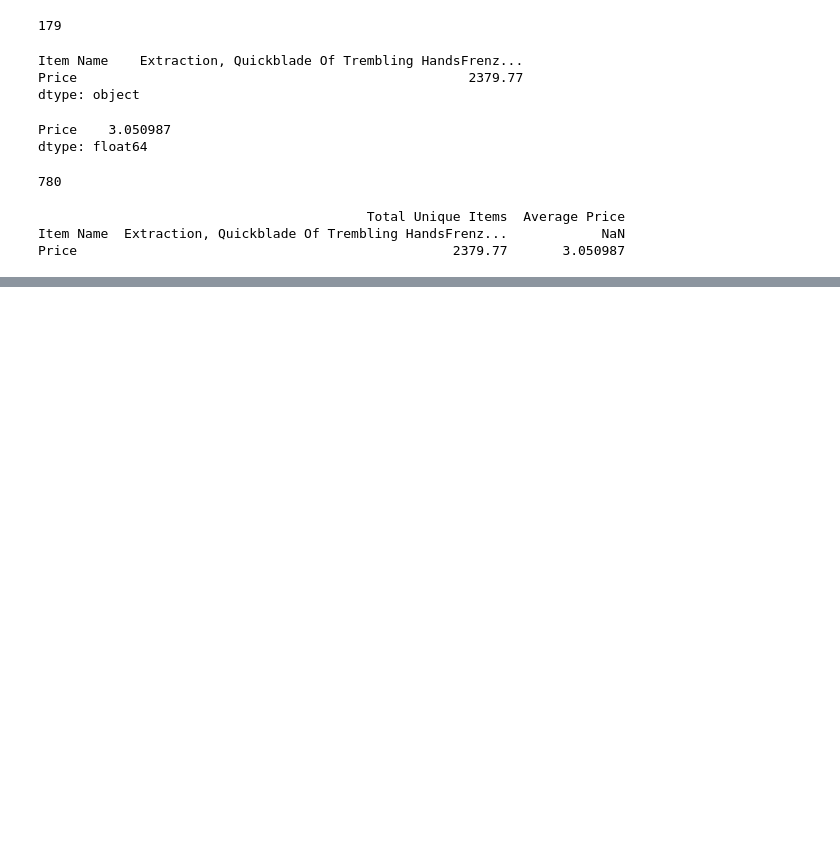
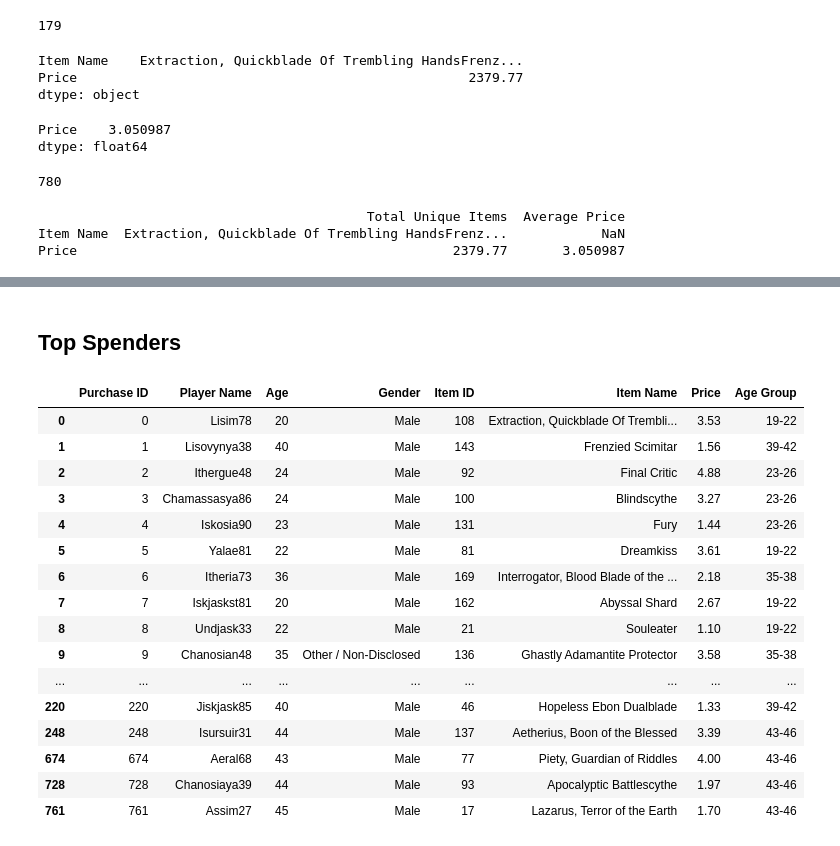
Before and after one commit to daintycuevas/pandas-challenge, a Jupyter notebook: purchase_data.ipynb, the cells around one changed output, grey strips where cells are left out. Drawn from its saved outputs; the diff is of its cells as text; code cells hidden in the pictures; blank space fills up the shorter version.

```diff
--- a/purchase_data.ipynb
+++ b/purchase_data.ipynb
@@ -169,0 +445,5 @@ Price                                                2379.77       3.050987
+# %%
+# Binning
+
+bins = [0, 10, 14, 18, 22, 26, 30, 34, 38, 42, 46]
+group_labels = ["<10", "11-14", "15-18", "19-22", "23-26", "27-30", "31-34", "35-38", "39-42", "43-46"]
@@ -169,0 +460,3 @@ Price                                                2379.77       3.050987
+# %%
+renamed_purchase_df["Age Group"] = pd.cut(renamed_purchase_df["Age"], bins, labels=group_labels)
+renamed_purchase_df.head()
@@ -169,0 +470,2 @@ Price                                                2379.77       3.050987
+# %%
+renamed_purchase_df.set_index(["Age Group"])
@@ -169,0 +487,3 @@ Price                                                2379.77       3.050987
+# %%
+age_group_purchase_df = renamed_purchase_df.groupby(["Age Group"])
+age_group_purchase_df
@@ -169,0 +563,22 @@ Price                                                2379.77       3.050987
+# %% [markdown]
+## Top Spenders
+# %%
+age_group_purchase_df.head()
+# %% [output]
+|  | Purchase ID | Player Name | Age | Gender | Item ID | Item Name | Price | Age Group |
+| 0 | 0 | Lisim78 | 20 | Male | 108 | Extraction, Quickblade Of Trembli... | 3.53 | 19-22 |
+| 1 | 1 | Lisovynya38 | 40 | Male | 143 | Frenzied Scimitar | 1.56 | 39-42 |
+| 2 | 2 | Ithergue48 | 24 | Male | 92 | Final Critic | 4.88 | 23-26 |
+| 3 | 3 | Chamassasya86 | 24 | Male | 100 | Blindscythe | 3.27 | 23-26 |
+| 4 | 4 | Iskosia90 | 23 | Male | 131 | Fury | 1.44 | 23-26 |
+| 5 | 5 | Yalae81 | 22 | Male | 81 | Dreamkiss | 3.61 | 19-22 |
+| 6 | 6 | Itheria73 | 36 | Male | 169 | Interrogator, Blood Blade of the ... | 2.18 | 35-38 |
+| 7 | 7 | Iskjaskst81 | 20 | Male | 162 | Abyssal Shard | 2.67 | 19-22 |
+| 8 | 8 | Undjask33 | 22 | Male | 21 | Souleater | 1.10 | 19-22 |
+| 9 | 9 | Chanosian48 | 35 | Other / Non-Disclosed | 136 | Ghastly Adamantite Protector | 3.58 | 35-38 |
+| ... | ... | ... | ... | ... | ... | ... | ... | ... |
+| 220 | 220 | Jiskjask85 | 40 | Male | 46 | Hopeless Ebon Dualblade | 1.33 | 39-42 |
+| 248 | 248 | Isursuir31 | 44 | Male | 137 | Aetherius, Boon of the Blessed | 3.39 | 43-46 |
+| 674 | 674 | Aeral68 | 43 | Male | 77 | Piety, Guardian of Riddles | 4.00 | 43-46 |
+| 728 | 728 | Chanosiaya39 | 44 | Male | 93 | Apocalyptic Battlescythe | 1.97 | 43-46 |
+| 761 | 761 | Assim27 | 45 | Male | 17 | Lazarus, Terror of the Earth | 1.70 | 43-46 |
```
Also changed, not shown: parts of 71 cells of this notebook.
